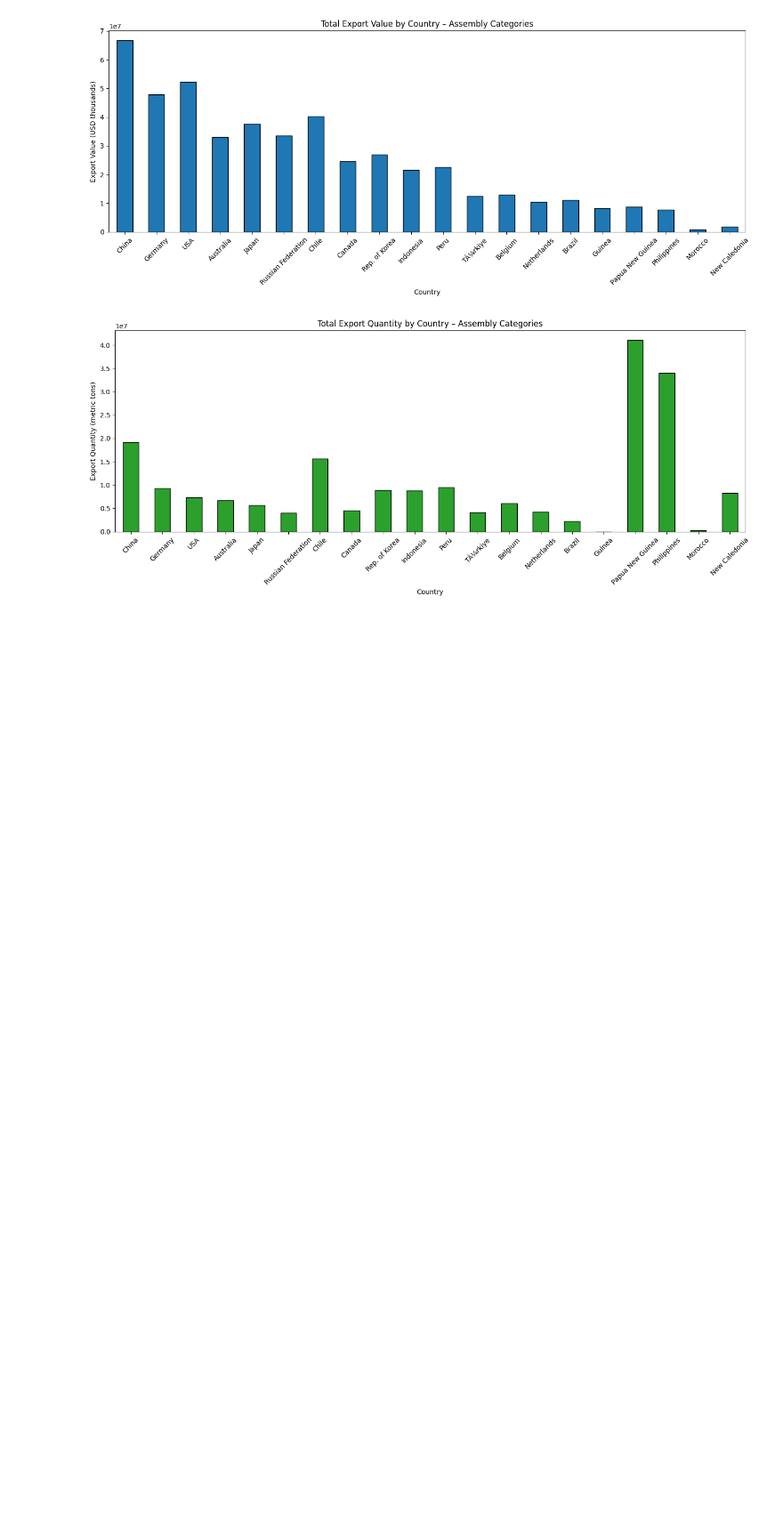
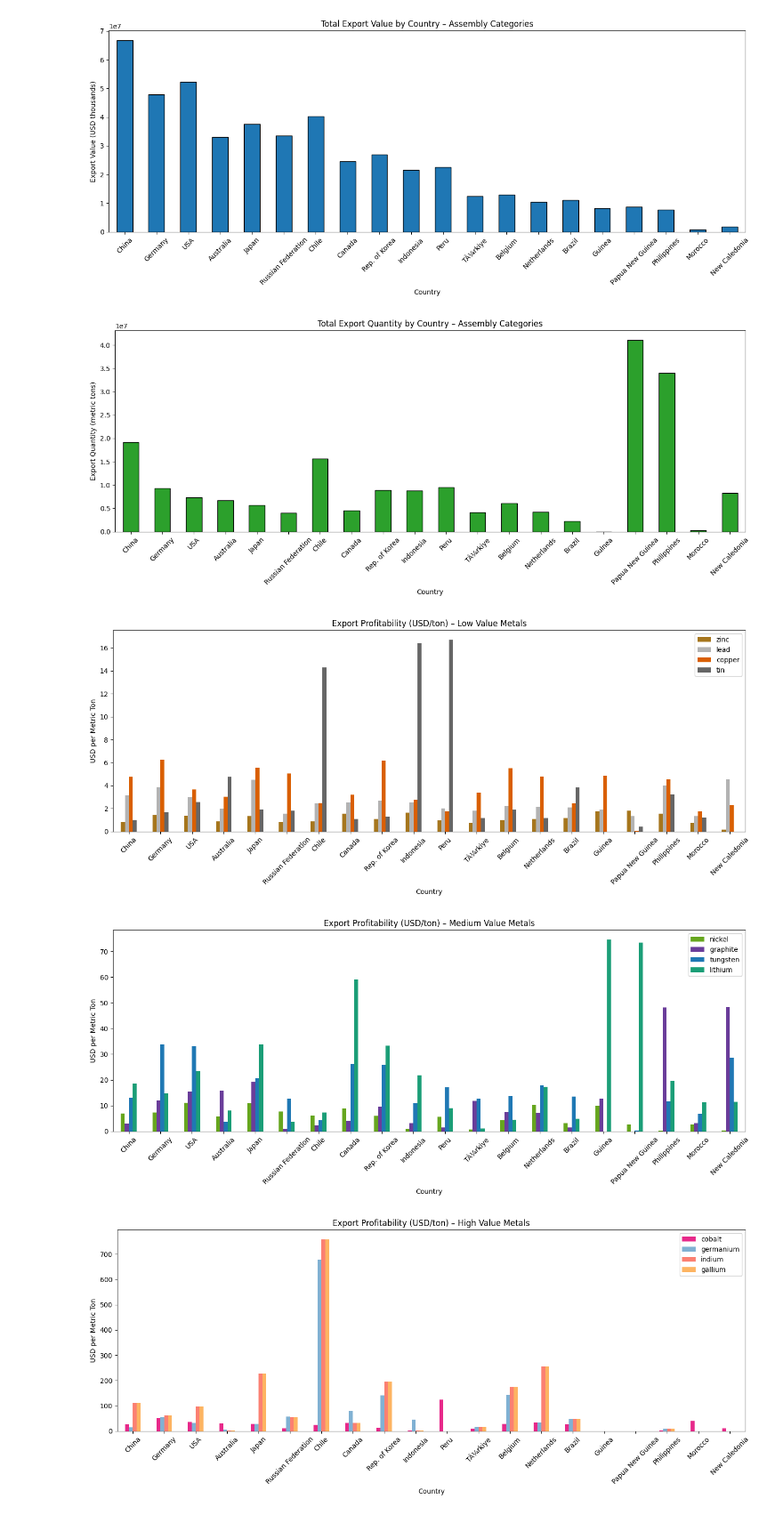
Before and after one commit to pgunhal/E-Waste-Research, a Jupyter notebook: src/mining_metalwise_analysis_stacked.ipynb, the cells around one changed output. Shown at 89% size. Drawn from its saved outputs; the diff is of its cells as text; code cells hidden in the pictures; blank space fills up the shorter version.

```diff
--- a/src/mining_metalwise_analysis_stacked.ipynb
+++ b/src/mining_metalwise_analysis_stacked.ipynb
@@ -265,3 +267,40 @@ plt.show()
 # %% [output]
 [figure]
 [figure]
+# %%
+#  USD PER TON (STRATIFIED BY PRICE RANGE) FOR MINING
+
+# Step 1: Clean and compute USD per ton
+quantity_df_clean = quantity_df.replace(0, float("nan"))
+value_per_ton_df = value_df / quantity_df_clean
+value_per_ton_df = value_per_ton_df[valid_metals]
+
+# Step 2: Clip outliers at 95th percentile for each metal
+clipped_df = value_per_ton_df.copy()
+for col in clipped_df.columns:
+    clip_val = clipped_df[col].quantile(0.95)
+    clipped_df[col] = clipped_df[col].clip(upper=clip_val)
+
+clipped_df = clipped_df.fillna(0)
+
+# Step 3: Compute mean USD/ton per metal across countries and group them
+metal_means = clipped_df.mean().sort_values()
+price_bins = pd.qcut(metal_means, 4, labels=["Low", "Medium", "High", "Very High"])
+grouped_metals = {label: metal_means[price_bins == label].index.tolist() for label in price_bins.unique()}
+
+# Step 4: Plot separate graphs for each group
+for label, group_cols in grouped_metals.items():
+    if not group_cols:
+        continue
+    fig, ax = plt.subplots(figsize=(14, 6))
+    clipped_df.loc[top_exporters, group_cols].plot(kind="bar", ax=ax, color=[color_map[c] for c in group_cols])
+    ax.set_title(f"Export Profitability (USD/ton) – {label} Value Metals")
+    ax.set_ylabel("USD per Metric Ton")
+    ax.set_xlabel("Country")
+    plt.xticks(rotation=45)
+    plt.tight_layout()
+    plt.show()
+# %% [output]
+[figure, added]
+[figure, added]
+[figure, added]
```
Also changed, not shown: parts of 7 cells of this notebook, 18 other files.
